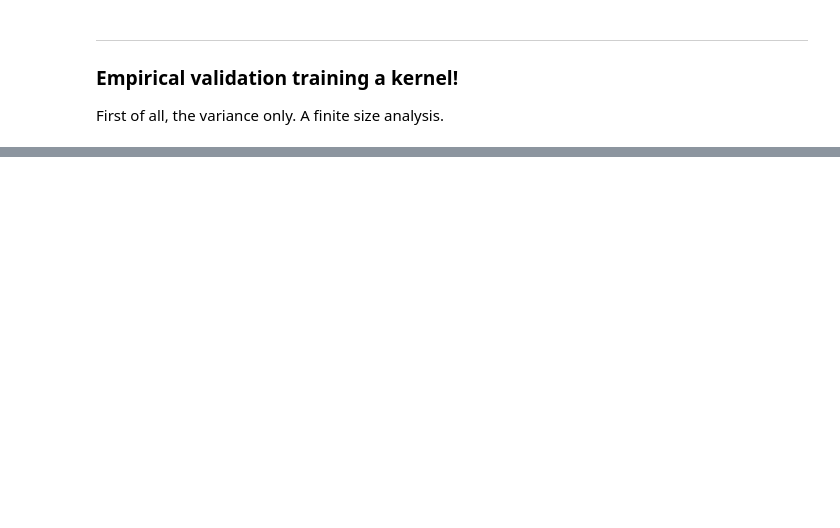
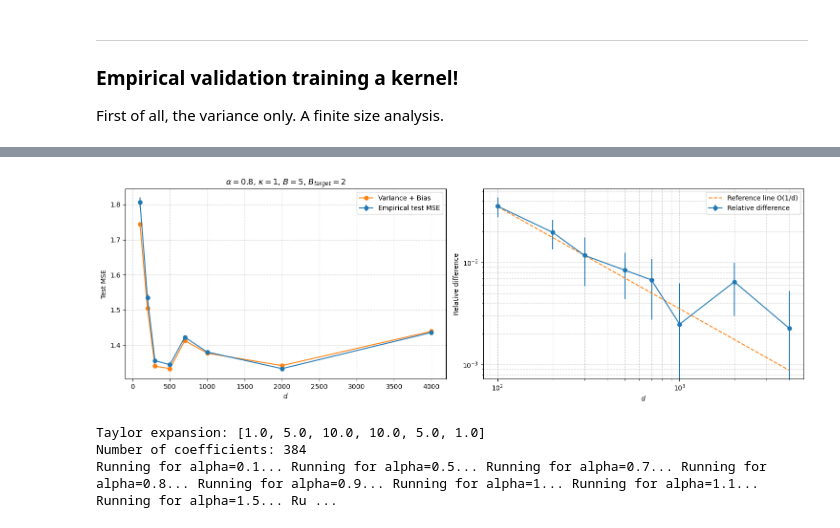
Before and after one commit to lorenzorizzi17/NeuralScaling, a Jupyter notebook: code/isotropicKernel.ipynb, the cells around one changed output, grey strips where cells are left out. Cells and saved outputs as stored; diff of their text form; code cells hidden in the pictures; blank space fills up the shorter version.

```diff
--- a/code/isotropicKernel.ipynb
+++ b/code/isotropicKernel.ipynb
@@ -471,0 +679,67 @@ def computeBias(alpha, derivatives, kappa, coeffs):
+# %%
+plt.figure(figsize=(15, 5))
+plt.subplot(1, 2, 1)
+plt.errorbar(D, [r[0] for r in results], yerr=error, marker='o', label='Empirical test MSE')
+#plt.plot(D, [r[1] for r in results], marker='o', label='Variance Term')
+#plt.plot(D, [r[2] for r in results], marker='o', label='Bias Term')
+plt.plot(D, [r[1]+r[2] for r in results], marker='o', label='Variance + Bias')
+plt.xlabel(r'$d$')
+plt.ylabel('Test MSE')
+plt.legend()
+plt.grid(True, which="both", ls="--", alpha=0.6)
+plt.title(fr"$\alpha = {alpha_values[0]}$, $\kappa = {kappa}$, $B = {B}$, $B_{{target}} = {Bt}$")
+plt.subplot(1, 2, 2)
+diff = [np.abs((r[1]+r[2])-r[0])/ (r[1]+r[2]) for r in results]
+err = [e / (r[1]+r[2]) for e, r in zip(error, results)]
+plt.errorbar(D, diff, yerr=err, marker='o', label='Relative difference')
+ref = np.linspace(np.min(D), np.max(D), 100)
+plt.plot(ref, (D[2]*diff[2])/(ref), label='Reference line O(1/d)', linestyle='--')
+plt.xlabel(r'$d$')
+plt.ylabel('Relative difference')
+plt.legend()
+plt.grid(True, which="both", ls="--", alpha=0.6)
+plt.yscale('log')
+plt.xscale('log')
+plt.tight_layout()
+#plt.savefig('test_mse_variance_bias_sparse.pdf', dpi=300)
+plt.show()
+# %% [output]
+[figure, added]
+# %%
+# Fix the value of alpha
+alpha_values = [0.1, 0.5, 0.7, 0.8, 0.9, 1, 1.1, 1.5, 2]
+D = [1000]
+
+kappa = 1 # linear regime
+B = 5    #max degree of the kernel
+Bt = 2    #max degree of the target function
+sigma = 2
+
+m_max = B+1
+taylor = [comb(B, m) for m in range(m_max)]
+derivatives = [factorial(m)*taylor[m] for m in range(len(taylor))]
+print("Taylor expansion:", taylor)
+
+
+results = []
+error = []
+
+coeff = generate_sparse_target_function(D[0], Bt)
+print(f"Number of coefficients: {len(coeff)}")
+for alpha in alpha_values:
+    print(f"Running for alpha={alpha}...", end=' ')
+    buffer = []
+    for j in range(50):
+        test_mse_sum = runKernelEmpirical(D[0], alpha, kappa, B, sigma, 0, coeff)
+        buffer.append(test_mse_sum)
+    test_mse = np.mean(buffer)
+    # Compute the theoretical variance
+    var = computeVariance(alpha, derivatives, kappa, sigma)
+    bias = computeBias(alpha, derivatives, kappa, coeff)
+
+    results.append((test_mse, var, bias))
+    error.append(np.std(buffer) / np.sqrt(len(buffer)))
+# %% [output]
+Taylor expansion: [1.0, 5.0, 10.0, 10.0, 5.0, 1.0]
+Number of coefficients: 384
+Running for alpha=0.1... Running for alpha=0.5... Running for alpha=0.7... Running for alpha=0.8... Running for alpha=0.9... Running for alpha=1... Running for alpha=1.1... Running for alpha=1.5... Ru ...
```
Also changed, not shown: parts of 11 cells of this notebook, 7 other files.
